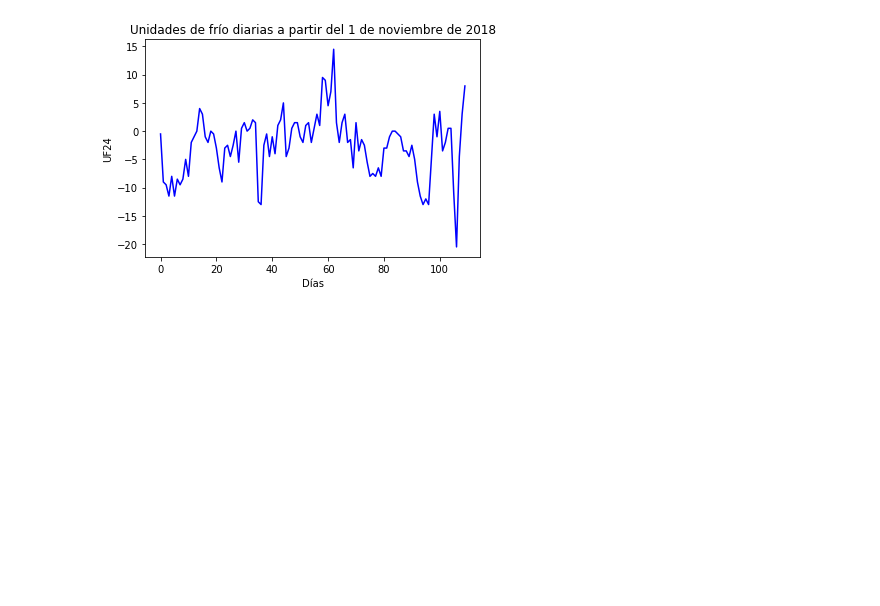
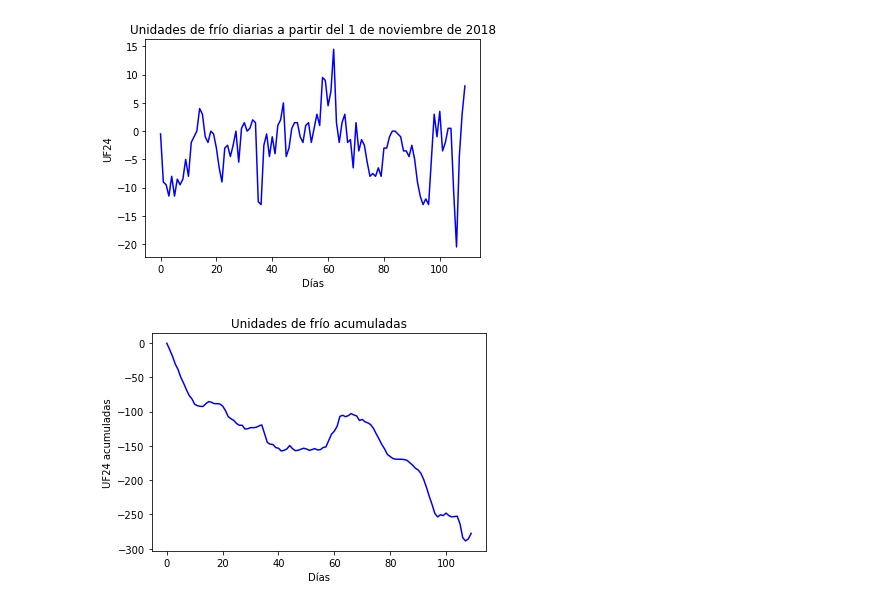
Before and after one commit to JoseDGV/Fisica_Computacional, a Jupyter notebook: Evaluacion1.ipynb, the cells around one changed output. Drawn from its saved outputs; the diff is of its cells as text; code cells hidden in the pictures; blank space fills up the shorter version.

```diff
--- a/Evaluacion1.ipynb
+++ b/Evaluacion1.ipynb
@@ -165,3 +165,7 @@ uf24_df.head()
 | 2 | 3 | 11 | 2018 | 12.5 | 30.0 | 10.5 | -9.5 |
 | 3 | 4 | 11 | 2018 | 12.7 | 31.2 | 11.7 | -11.5 |
 | 4 | 5 | 11 | 2018 | 13.9 | 31.1 | 11.4 | -8.0 |
+# %%
+#Calculamos el valor de UF24 acumulado para todos los días
+uf24_df['UF24TOT']=np.cumsum(uf24_df['UF24'])
+uf24_df.head()
@@ -172,6 +183,7 @@ DIAS = []                       #Arreglo que almacena el número de días
 tmxDIAS = []                    #Arreglo que almacena la temperatura máxima para cada día
 tmnDIAS = []                    #Arreglo que almacena la temperatura mínima para cada día
 uf24DIAS = []                   #Arreglo que almacena la suma de unidades de frío para cada día
+uf24tot = []                    #Arreglo que almacena el total de unidades de frío
 for i in range(0,len(uf24_df)):        #Ciclo for que indica la longitud de nuestros arreglos
     nDIAS = [iDIAS + i]                 #Día i-ésimo
     DIAS.append(nDIAS)                  #Almacenamos el valor en nuestro arreglo
@@ -181,6 +193,8 @@ for i in range(0,len(uf24_df)):        #Ciclo for que indica la longitud de nues
     tmnDIAS.append(ntmnDIAS)            #Almacenamos el valor en nuestro arreglo
     nuf24DIAS = [uf24_df['UF24'][i]]    #Suma de las unidades de frío del día i-ésimo
     uf24DIAS.append(nuf24DIAS)          #Almacenamos el valor en nuestro arreglo
+    nuf24tot = [uf24_df['UF24TOT'][i]]  #Valores acumulados de UF24
+    uf24tot.append(nuf24tot)
 # %%
 #Realizamos una gráfica que muestre la evolución temperatura máxima y mínima diaria
 X = DIAS                 #Eje X
@@ -215,3 +229,19 @@ plt.savefig('uf24dias',plt=2000)                                           #Guar
 plt.show()                                                                 #Mostramos la gráfica
 # %% [output]
 [figure]
+# %%
+#Realizamos una gráfica que muestre la evolución de los valores UF24
+X = DIAS                 #Eje X
+N = np.arange(len(DIAS)) #Longitud del arreglo de datos
+Y1 = uf24tot             #Valores a graficar en eje Y
+
+plt.plot(Y1, label="Unidades de Frío ", color = 'b')  #Especficiaciones para graficar nuestros datos en Y
+plt.xlabel("Días")                                    #Nombre del eje X
+plt.ylabel("UF24 acumuladas")                         #Nombre del eje Y
+
+
+plt.title('Unidades de frío acumuladas')              #Título de la gráfica
+plt.savefig('uf24tot',plt=2000)                       #Guardamos la gráfica como una imágen
+plt.show()                                            #Mostramos la gráfica
+# %% [output]
+[figure, added]
```
Also changed, not shown: parts of 2 cells of this notebook, 1 other file.
